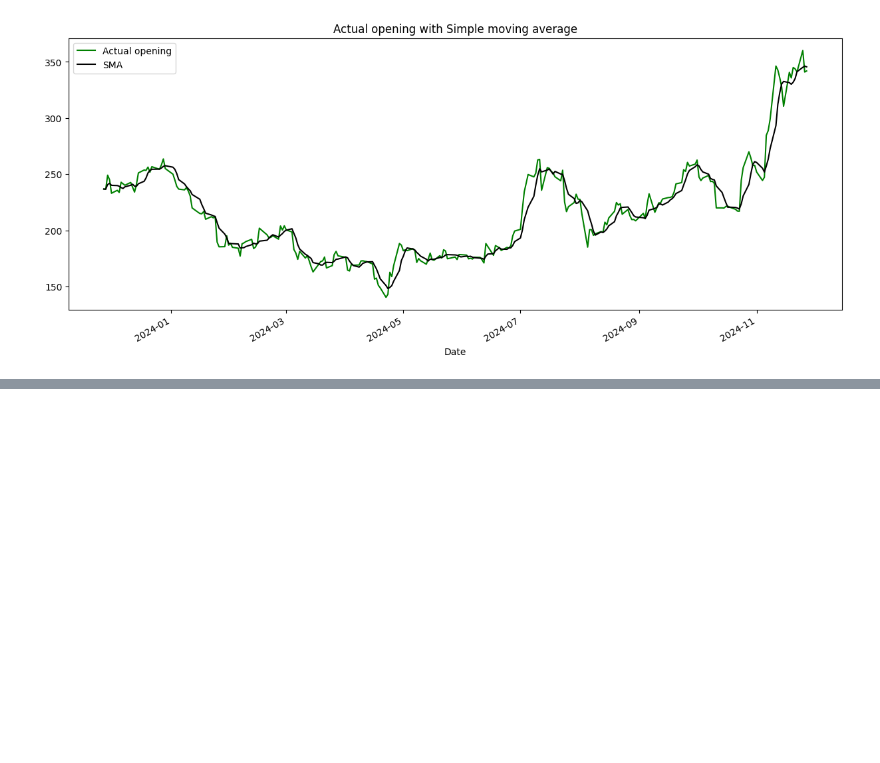
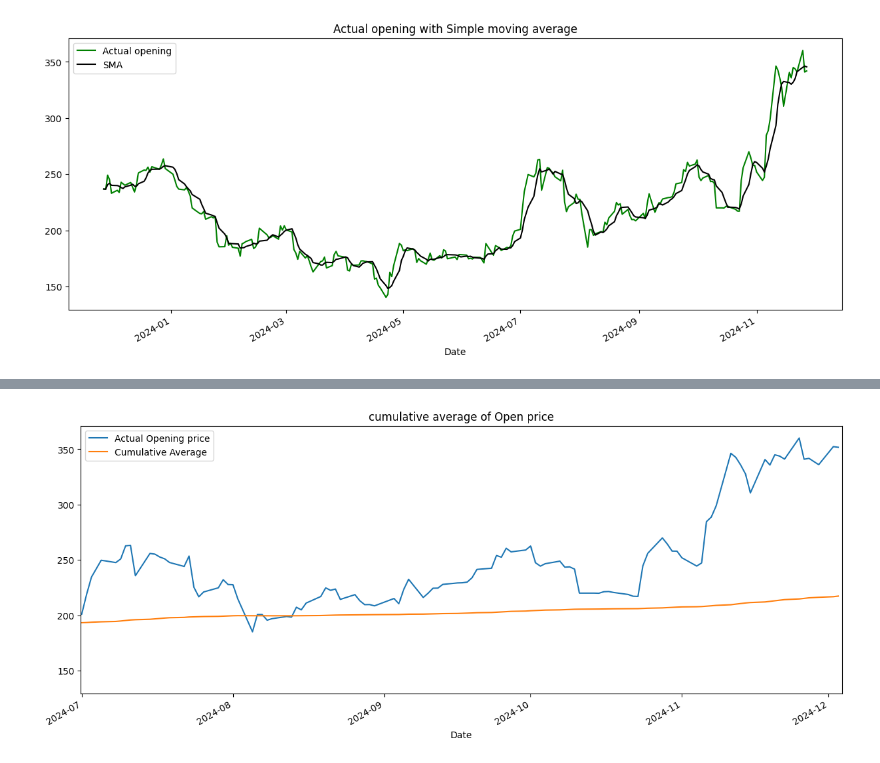
Before and after one commit to Ranjit-Singh-786/Data_science_coding_examples, a Jupyter notebook: Machine Learning/Time Series Analysis/Analysis_e.g.ipynb, the cells around one changed output, grey strips where cells are left out. Cells and saved outputs as stored; diff of their text form; code cells hidden in the pictures; blank space fills up the shorter version.

```diff
--- a/Machine Learning/Time Series Analysis/Analysis_e.g.ipynb
+++ b/Machine Learning/Time Series Analysis/Analysis_e.g.ipynb
@@ -94,0 +107,8 @@ plt.legend()
+# %%
+tesla_data['Open'].plot(xlim=["2024-07-01","2024-12-04"],figsize=(15,6),label="Actual Opening price")
+tesla_data['Open'].expanding().mean().plot(xlim=["2024-07-01","2024-12-04"],figsize=(15,6),label="Cumulative Average")
+plt.title("cumulative average of Open price",fontdict={})
+plt.legend()
+plt.show()
+# %% [output]
+[figure, added]
```
Also changed, not shown: parts of 9 cells of this notebook, 2 other files.
